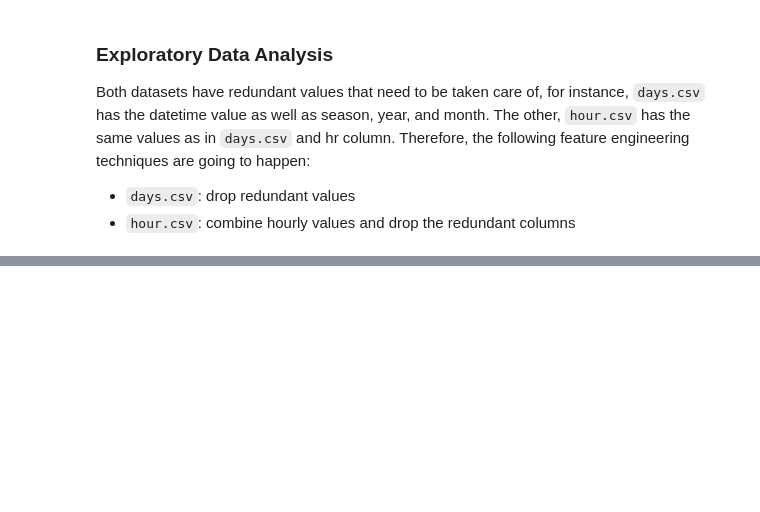
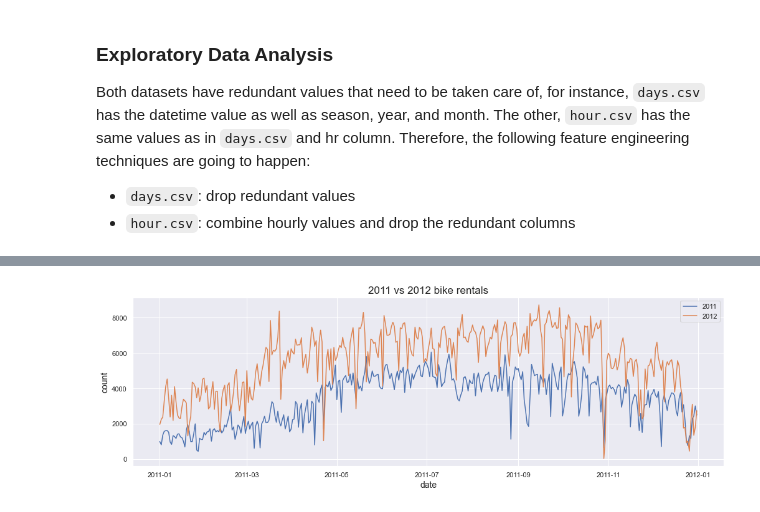
Before and after one commit to dissagaliyeva/bike-sharing, a Jupyter notebook: analysis.ipynb, the cells around one changed output, grey strips where cells are left out. Cells and saved outputs as stored; diff of their text form; code cells hidden in the pictures; blank space fills up the shorter version.

Commit message:
Add comparison between 2011-12 rentals

```diff
--- a/analysis.ipynb
+++ b/analysis.ipynb
@@ -81,0 +117,19 @@ Both datasets have redundant values that need to be taken care of, for instance,
+# %%
+# break down 2011 & 2012
+threshold = pd.to_datetime('2012-01-01')
+days2011 = days[days['dteday'] < threshold]
+days2012 = days[days['dteday'] > threshold]
+
+assert days2011.dteday.max() < threshold < days2012.dteday.min(), 'Datetimes were incorrectly split'
+# %%
+# show kdeplot for both years
+# xs = days2011.dteday.dt.month_name()
+plt.plot(days2011.dteday, days2011.cnt, label='2011')
+plt.plot(days2011.dteday, days2012.cnt, label='2012')
+
+plt.title('2011 vs 2012 bike rentals', size=17)
+plt.xlabel('date', size=14); plt.ylabel('count', size=14)
+plt.legend(loc='best')
+plt.show()
+# %% [output]
+[figure, added]
```
Also changed, not shown: parts of 5 cells of this notebook, 1 other file.
